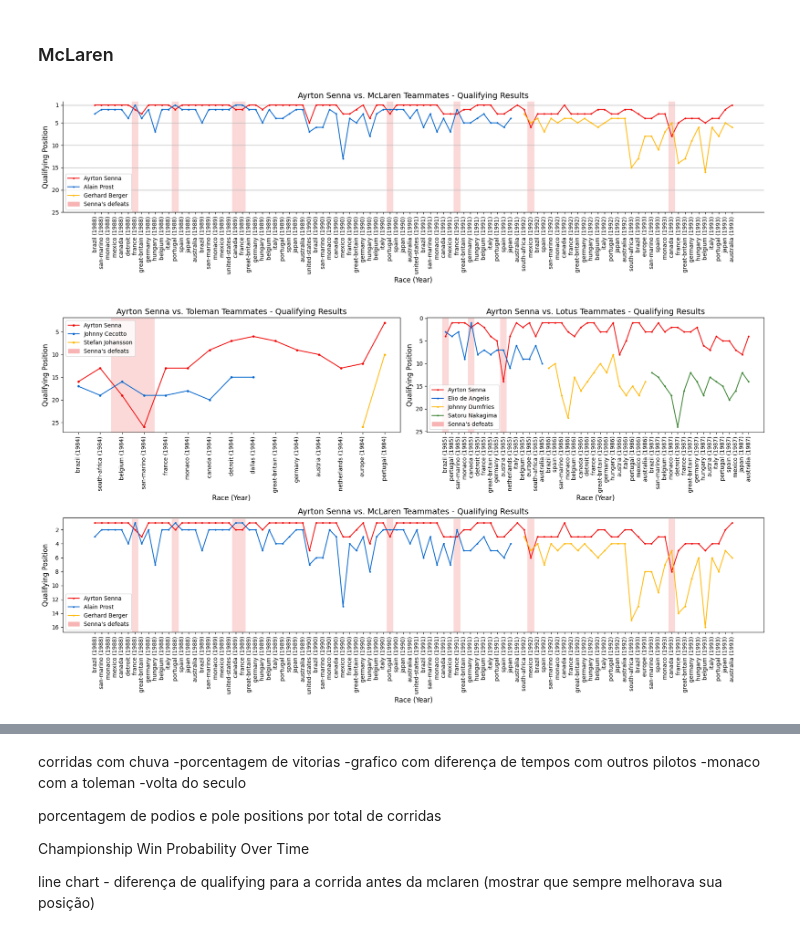
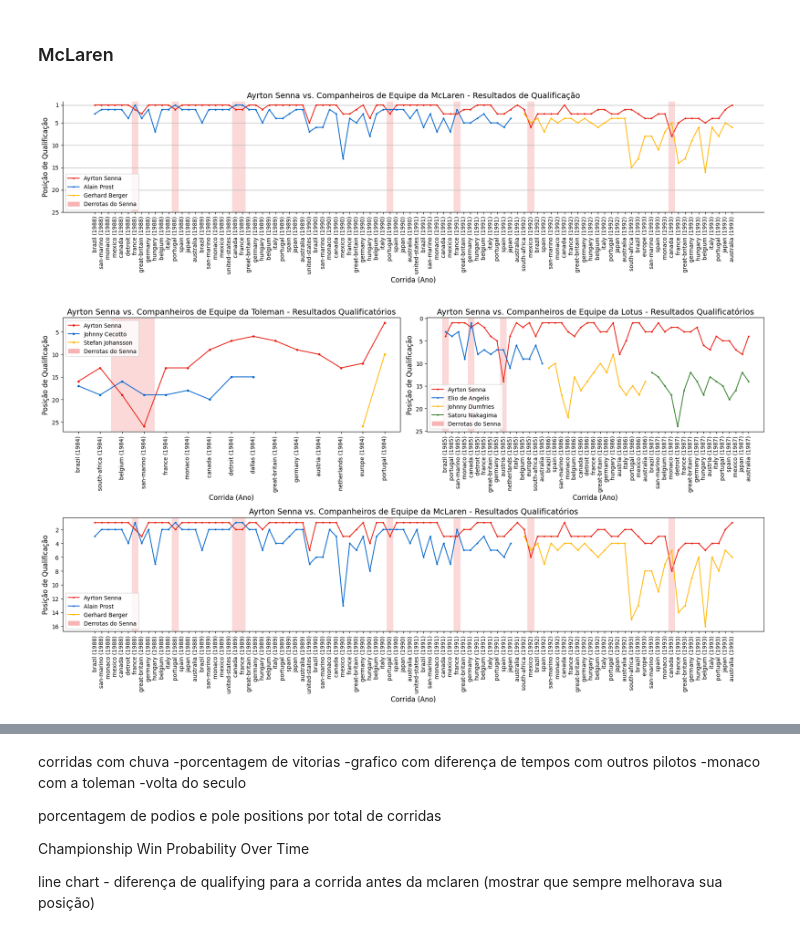
Before and after one commit to thiagodalladea/ayrton-senna-dv, a Jupyter notebook: nb.ipynb, the cells around one changed output, grey strips where cells are left out. Saved outputs shown, nothing was run; the diff lists cells and outputs as text; code cells hidden in the pictures.

```diff
--- a/nb.ipynb
+++ b/nb.ipynb
@@ -114,9 +101,9 @@ plt.show()
 # %% [markdown]
 ### Toleman
 # %%
-senna_data_1984 = senna_df[senna_df['year'] == 1984]
-cecotto_data_1984 = cecotto_df[cecotto_df['year'] == 1984]
-johansson_data_1984 = johansson_df[johansson_df['year'] == 1984]
+senna_data_1984 = senna_df_qualy[senna_df_qualy['year'] == 1984]
+cecotto_data_1984 = cecotto_df_qualy[cecotto_df_qualy['year'] == 1984]
+johansson_data_1984 = johansson_df_qualy[johansson_df_qualy['year'] == 1984]
 
 # In order to avoid SettingWithCopyWarning
 senna_data_1984 = senna_data_1984.copy()
@@ -171,10 +158,10 @@ plt.show()
 # %%
 lotus_years = [1985, 1986, 1987]
 
-senna_data_1985_1987 = senna_df[senna_df['year'].isin(lotus_years)]
-angelis_data_1985 = angelis_df[angelis_df['year'] == 1985]
-dumfries_data_1986 = dumfries_df[dumfries_df['year'] == 1986]
-nakajima_data_1987 = nakajima_df[nakajima_df['year'] == 1987]
+senna_data_1985_1987 = senna_df_qualy[senna_df_qualy['year'].isin(lotus_years)]
+angelis_data_1985 = angelis_df_qualy[angelis_df_qualy['year'] == 1985]
+dumfries_data_1986 = dumfries_df_qualy[dumfries_df_qualy['year'] == 1986]
+nakajima_data_1987 = nakajima_df_qualy[nakajima_df_qualy['year'] == 1987]
 
 # In order to avoid SettingWithCopyWarning
 senna_data_1985_1987 = senna_data_1985_1987.copy()
@@ -234,9 +221,9 @@ plt.show()
 # %%
 mclaren_years = [1988, 1989, 1990, 1991, 1992, 1993]
 
-senna_data_1988_1993 = senna_df[senna_df['year'].isin(mclaren_years)]
-senna_data_1992_1993 = senna_df[senna_df['year'].isin([1992, 1993])]
-berger_data_1992_1993 = berger_df[berger_df['year'].isin([1992, 1993])]
+senna_data_1988_1993 = senna_df_qualy[senna_df_qualy['year'].isin(mclaren_years)]
+senna_data_1992_1993 = senna_df_qualy[senna_df_qualy['year'].isin([1992, 1993])]
+berger_data_1992_1993 = berger_df_qualy[berger_df_qualy['year'].isin([1992, 1993])]
 
 # In order to avoid senna_data_1988_1993
 senna_data_1988_1993 = senna_data_1988_1993.copy()
@@ -268,9 +255,9 @@ plt.plot(senna_data_1988_1993['year_race'], senna_data_1988_1993['position'], ma
 plt.plot(prost_data_1988_1991['year_race'], prost_data_1988_1991['position'], marker='o', linestyle='-', color='#0066CC', markersize=2, label='Alain Prost')
 plt.plot(berger_data_1992_1993['year_race'], berger_data_1992_1993['position'], marker='o', linestyle='-', color='#ffb700', markersize=2, label='Gerhard Berger')
 
-plt.title('Ayrton Senna vs. McLaren Teammates - Qualifying Results', fontsize=14)
-plt.xlabel('Race (Year)', fontsize=12)
-plt.ylabel('Qualifying Position', fontsize=12)
+plt.title('Ayrton Senna vs. Companheiros de Equipe da McLaren - Resultados de Qualificação', fontsize=14)
+plt.xlabel('Corrida (Ano)', fontsize=12)
+plt.ylabel('Posição de Qualificação', fontsize=12)
 plt.xticks(rotation=90, fontsize=10)
 plt.yticks([1, 5, 10, 15, 20, 25], fontsize=10)
 plt.gca().invert_yaxis()
@@ -281,7 +268,7 @@ for lose in loses_mclaren:
     plt.axvspan(lose-0.5, lose+0.5, facecolor='#f8b4b4', alpha=0.5)
 
 legend_elements = [
-    Patch(facecolor='#f8b4b4', edgecolor='#f8b4b4', label="Senna's defeats"),
+    Patch(facecolor='#f8b4b4', edgecolor='#f8b4b4', label="Derrotas do Senna"),
 ]
 
 legend = plt.legend(handles=plt.gca().get_legend_handles_labels()[0] + legend_elements, loc='lower left')
@@ -293,7 +280,7 @@ ax.spines['right'].set_visible(False)
 plt.tight_layout()
 plt.show()
 # %% [output]
-[figure, old version]
+[figure, new version]
 # %%
 import matplotlib.pyplot as plt
 from matplotlib.patches import Patch
@@ -306,16 +293,16 @@ ax1 = plt.subplot2grid((2, 2), (0, 0))  # 2x2 grid, posição (0, 0)
 ax1.plot(senna_data_1984['year_race'], senna_data_1984['position'], marker='o', linestyle='-', color='#e91c0d', markersize=3, label='Ayrton Senna')
 ax1.plot(cecotto_data_1984['year_race'], cecotto_data_1984['position'], marker='o', linestyle='-', color='#0066CC', markersize=3, label='Johnny Cecotto')
 ax1.plot(johansson_data_1984['year_race'], johansson_data_1984['position'], marker='o', linestyle='-', color='#ffb700', markersize=3, label='Stefan Johansson')
-ax1.set_title('Ayrton Senna vs. Toleman Teammates - Qualifying Results', fontsize=14)
-ax1.set_xlabel('Race (Year)', fontsize=12)
-ax1.set_ylabel('Qualifying Position', fontsize=12)
+ax1.set_title('Ayrton Senna vs. Companheiros de Equipe da Toleman - Resultados Qualificatórios', fontsize=14)
+ax1.set_xlabel('Corrida (Ano)', fontsize=12)
+ax1.set_ylabel('Posição de Qualificação', fontsize=12)
 ax1.set_xticks(ax1.get_xticks())
 ax1.tick_params(axis='x', rotation=90, labelsize=10)
 ax1.tick_params(axis='y', labelsize=10)
 ax1.invert_yaxis()
 for lose in loses_toleman:
     ax1.axvspan(lose-0.5, lose+0.5, facecolor='#f8b4b4', alpha=0.5)
-legend_elements = [Patch(facecolor='#f8b4b4', edgecolor='#f8b4b4', label="Senna's defeats")]
+legend_elements = [Patch(facecolor='#f8b4b4', edgecolor='#f8b4b4', label="Derrotas do Senna")]
 ax1.legend(handles=ax1.get_legend_handles_labels()[0] + legend_elements, loc='upper left')
 
 # Segundo gráfico no canto superior direito
@@ -324,40 +311,40 @@ ax2.plot(senna_data_1985_1987['year_race'], senna_data_1985_1987['position'], ma
 ax2.plot(angelis_data_1985['year_race'], angelis_data_1985['position'], marker='o', linestyle='-', color='#0066CC', markersize=2, label='Elio de Angelis')
 ax2.plot(dumfries_data_1986['year_race'], dumfries_data_1986['position'], marker='o', linestyle='-', color='#ffb700', markersize=2, label='Johnny Dumfries')
 ax2.plot(nakajima_data_1987['year_race'], nakajima_data_1987['position'], marker='o', linestyle='-', color='#38812F', markersize=2, label='Satoru Nakagima')
-ax2.set_title('Ayrton Senna vs. Lotus Teammates - Qualifying Results', fontsize=14)
-ax2.set_xlabel('Race (Year)', fontsize=12)
-ax2.set_ylabel('Qualifying Position', fontsize=12)
+ax2.set_title('Ayrton Senna vs. Companheiros de Equipe da Lotus - Resultados Qualificatórios', fontsize=14)
+ax2.set_xlabel('Corrida (Ano)', fontsize=12)
+ax2.set_ylabel('Posição de Qualificação', fontsize=12)
 ax2.set_xticks(ax2.get_xticks())
 ax2.tick_params(axis='x', rotation=90, labelsize=10)
 ax2.tick_params(axis='y', labelsize=10)
 ax2.invert_yaxis()
 for lose in loses_lotus:
     ax2.axvspan(lose-0.5, lose+0.5, facecolor='#f8b4b4', alpha=0.5)
-legend_elements = [Patch(facecolor='#f8b4b4', edgecolor='#f8b4b4', label="Senna's defeats")]
+legend_elements = [Patch(facecolor='#f8b4b4', edgecolor='#f8b4b4', label="Derrotas do Senna")]
 ax2.legend(handles=ax2.get_legend_handles_labels()[0] + legend_elements, loc='lower left')
 
 # Terceiro gráfico ocupando toda a parte inferior
 ax3 = plt.subplot2grid((2, 2), (1, 0), colspan=2)  # 2x2 grid, posição (1, 0), ocupando duas colunas
 ax3.plot(senna_data_1988_1993['year_race'], senna_data_1988_1993['position'], marker='o', linestyle='-', color='#e91c0d', markersize=2, label='Ayrton Senna')
 ax3.plot(prost_data_1988_1991['year_race'], prost_data_1988_1991['position'], marker='o', linestyle='-', color='#0066CC', markersize=2, label='Alain Prost')
 ax3.plot(berger_data_1992_1993['year_race'], berger_data_1992_1993['position'], marker='o', linestyle='-', color='#ffb700', markersize=2, label='Gerhard Berger')
-ax3.set_title('Ayrton Senna vs. McLaren Teammates - Qualifying Results', fontsize=14)
-ax3.set_xlabel('Race (Year)', fontsize=12)
-ax3.set_ylabel('Qualifying Position', fontsize=12)
+ax3.set_title('Ayrton Senna vs. Companheiros de Equipe da McLaren - Resultados Qualificatórios', fontsize=14)
+ax3.set_xlabel('Corrida (Ano)', fontsize=12)
+ax3.set_ylabel('Posição de Qualificação', fontsize=12)
 ax3.set_xticks(ax3.get_xticks())
 ax3.tick_params(axis='x', rotation=90, labelsize=10)
 ax3.tick_params(axis='y', labelsize=10)
 ax3.invert_yaxis()
 for lose in loses_mclaren:
     ax3.axvspan(lose-0.5, lose+0.5, facecolor='#f8b4b4', alpha=0.5)
-legend_elements = [Patch(facecolor='#f8b4b4', edgecolor='#f8b4b4', label="Senna's defeats")]
+legend_elements = [Patch(facecolor='#f8b4b4', edgecolor='#f8b4b4', label="Derrotas do Senna")]
 ax3.legend(handles=ax3.get_legend_handles_labels()[0] + legend_elements, loc='lower left')
 
 # Ajustando o layout para evitar sobreposição
 plt.tight_layout()
 
 # Exibindo os gráficos
 plt.show()
 # %% [output]
-[figure, old version]
+[figure, new version]
 # %%
```
Also changed, not shown: parts of 20 cells of this notebook, 24 other files.
